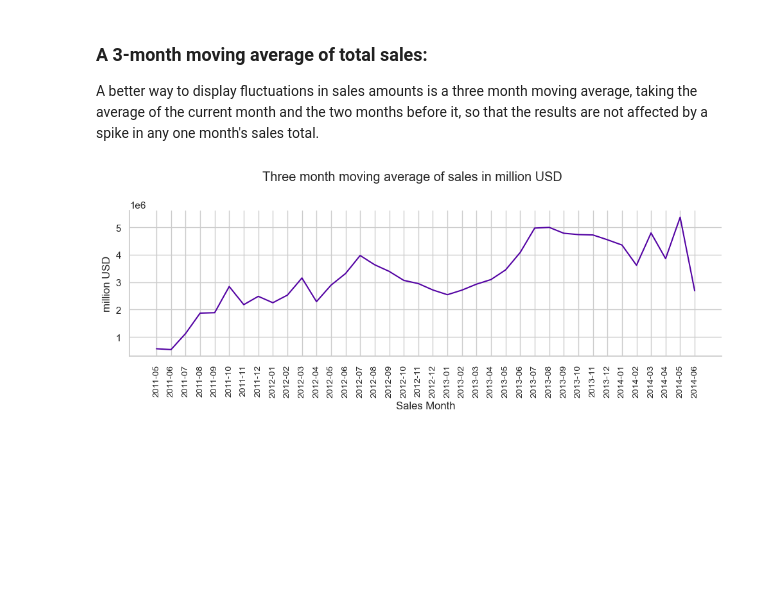
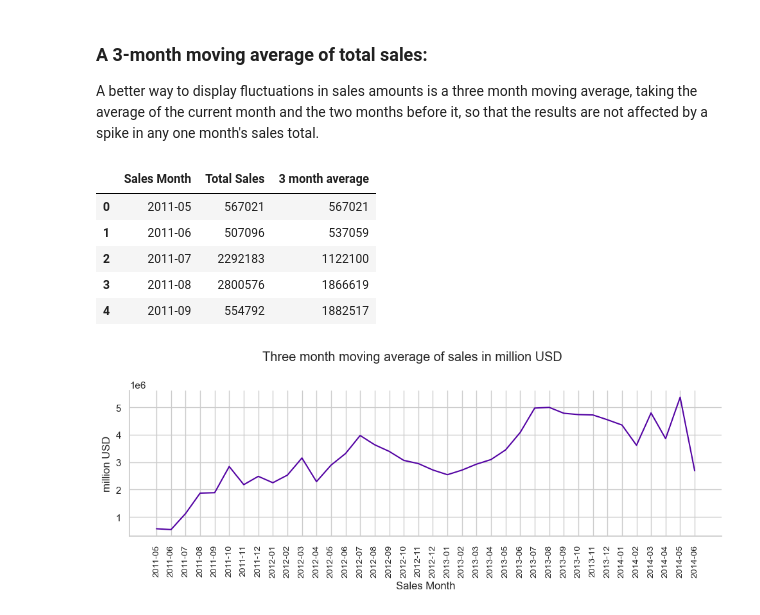
Before and after one commit to PieRatCat/SQL-stuff, a Jupyter notebook: SQL_kunskapskontroll/exam_submission.ipynb, the cells around one changed output. Drawn from its saved outputs; the diff is of its cells as text; code cells hidden in the pictures; blank space fills up the shorter version.

```diff
--- a/SQL_kunskapskontroll/exam_submission.ipynb
+++ b/SQL_kunskapskontroll/exam_submission.ipynb
@@ -88,26 +88,33 @@ A better way to display fluctuations in sales amounts is a three month moving av
 # %%
 threemonth_avg_sales = pd.read_sql(sql="""
 WITH SalesMonth AS
 	(SELECT
 		FORMAT(OrderDate, 'yyyy-MM') AS SalesMonth,
 		TotalDue
 	FROM Sales.SalesOrderHeader
 	)
 , TotalSales AS
 	(SELECT
 		SalesMonth,
 		SUM(TotalDue) AS TotalSales
 	FROM SalesMonth
 	GROUP BY SalesMonth
 	)
 SELECT
-		SalesMonth AS 'Sales Month',
-		CAST(TotalSales AS INT) AS 'Total Sales',
-		CAST(AVG(TotalSales) OVER (ORDER BY SalesMonth ROWS BETWEEN 2 PRECEDING AND CURRENT ROW) AS INT) AS '3 month average'
-	FROM TotalSales
+	SalesMonth AS 'Sales Month',
+	CAST(TotalSales AS INT) AS 'Total Sales',
+	CAST(AVG(TotalSales) OVER (ORDER BY SalesMonth ROWS BETWEEN 2 PRECEDING AND CURRENT ROW) AS INT) AS '3 month average'
+FROM TotalSales
 ;
 """, con=connection)
-threemonth_avg_sales
+threemonth_avg_sales.head()
+# %% [output]
+|  | Sales Month | Total Sales | 3 month average |
+| 0 | 2011-05 | 567021 | 567021 |
+| 1 | 2011-06 | 507096 | 537059 |
+| 2 | 2011-07 | 2292183 | 1122100 |
+| 3 | 2011-08 | 2800576 | 1866619 |
+| 4 | 2011-09 | 554792 | 1882517 |
 # %%
 g = sns.relplot(data=threemonth_avg_sales, x="Sales Month", y="3 month average", kind="line", height=4, aspect=2.5)
 
```
Also changed, not shown: parts of 4 cells of this notebook.
